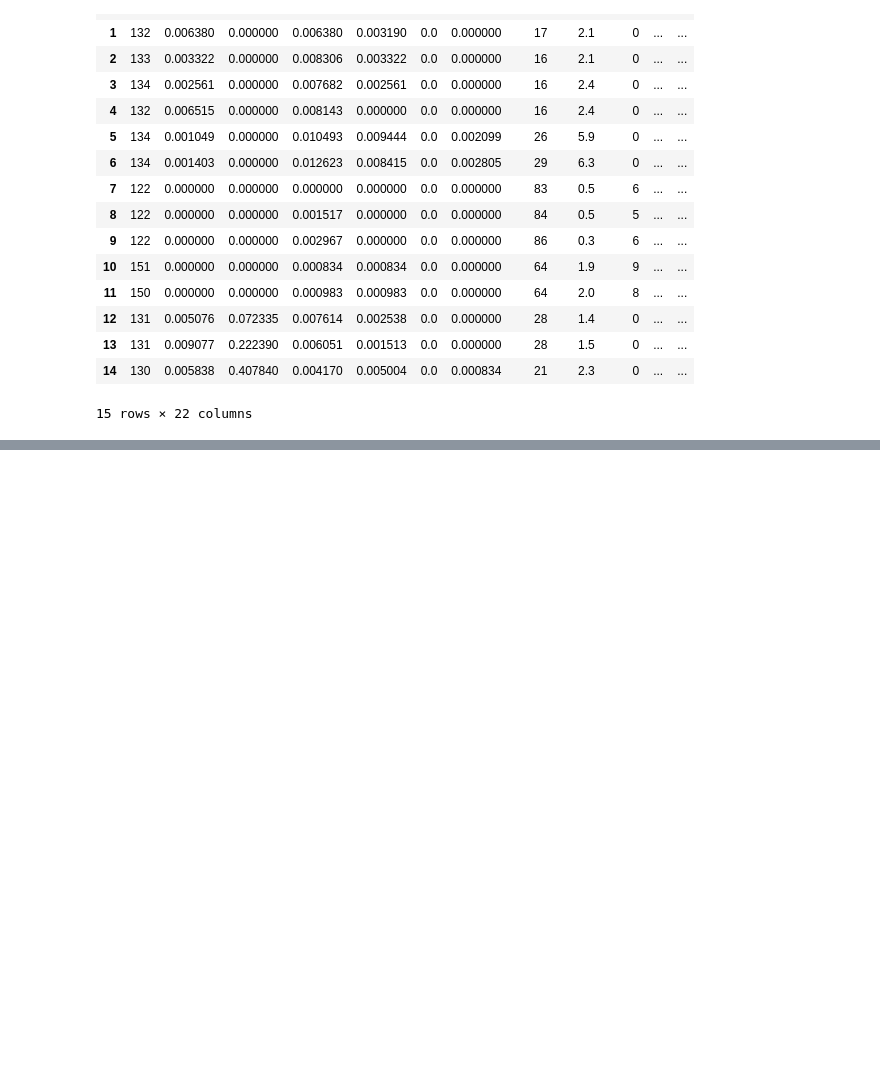
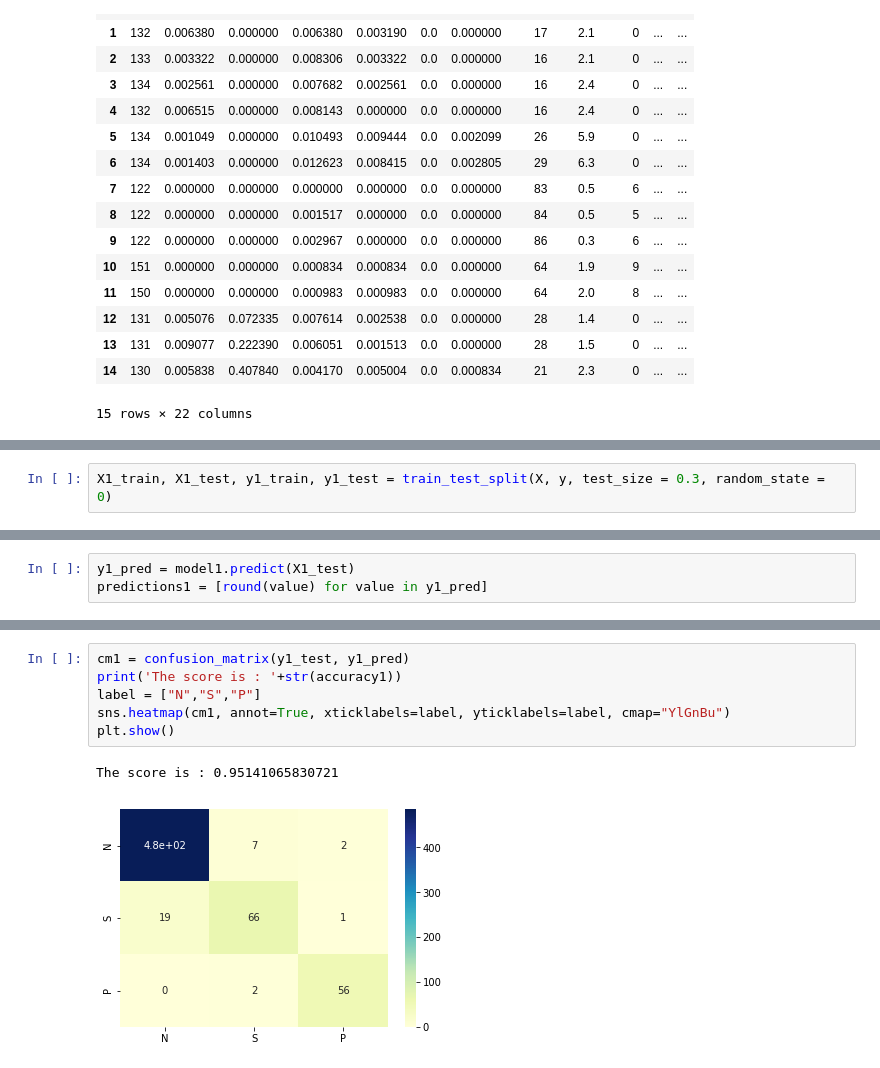
Before and after one commit to vkriz/su-projekt, a Jupyter notebook: projekt.ipynb, the cells around one changed output, grey strips where cells are left out. Drawn from its saved outputs; the diff is of its cells as text; blank space fills up the shorter version.

```diff
--- a/projekt.ipynb
+++ b/projekt.ipynb
@@ -40,0 +131,2 @@ data.head(15)
+# %%
+X1_train, X1_test, y1_train, y1_test = train_test_split(X, y, test_size = 0.3, random_state = 0)
@@ -40,0 +145,3 @@ data.head(15)
+# %%
+y1_pred = model1.predict(X1_test)
+predictions1 = [round(value) for value in y1_pred]
@@ -40,0 +153,9 @@ data.head(15)
+# %%
+cm1 = confusion_matrix(y1_test, y1_pred)
+print('The score is : '+str(accuracy1))
+label = ["N","S","P"]
+sns.heatmap(cm1, annot=True, xticklabels=label, yticklabels=label, cmap="YlGnBu")
+plt.show()
+# %% [output]
+The score is : 0.95141065830721
+[figure, added]
```
Also changed, not shown: parts of 15 cells of this notebook.
